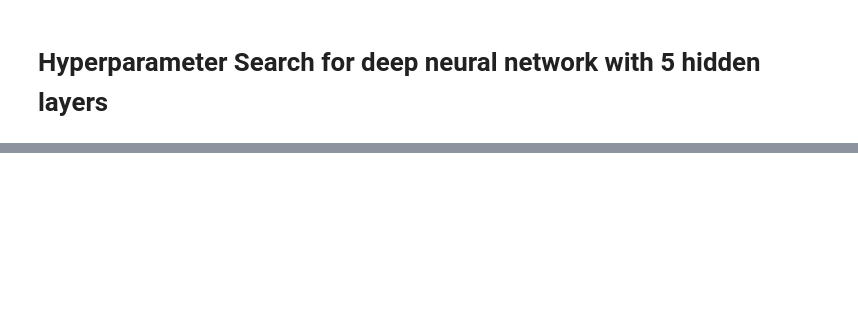
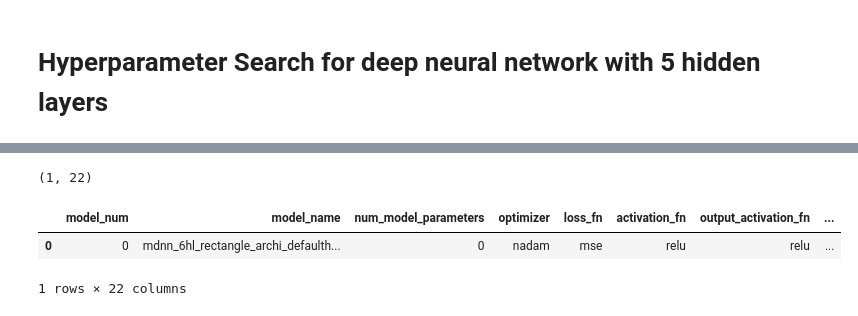
Before and after one commit to FaizanKhalidMohsin/DeepLearningResearch_EffectofHiddenLayers, a Jupyter notebook: mnn/5_Faizan_Xu_TedTalk_mdnn.ipynb, the cells around one changed output, grey strips where cells are left out. Saved outputs shown, nothing was run; the diff lists cells and outputs as text; code cells hidden in the pictures; blank space fills up the shorter version.

Commit message:
Ninth Commit
Trying to upload just the file 5_Faizan_Xu_TedTalk_mdnn.ipython

```diff
--- a/mnn/5_Faizan_Xu_TedTalk_mdnn.ipynb
+++ b/mnn/5_Faizan_Xu_TedTalk_mdnn.ipynb
@@ -1401,0 +1595,2 @@ model_11
+# %%
+model_0.drop('num_model_parameters', axis = 1, inplace=True)
@@ -1401,0 +1609,9 @@ model_11
+# %%
+model_0.insert(model_0.columns.get_loc('optimizer'), column='num_model_parameters', value = 0)
+print(model_0.shape)
+model_0
+# %% [output]
+(1, 22)
+|  | model_num | model_name | num_model_parameters | optimizer | loss_fn | activation_fn | output_activation_fn | ... |
+| 0 | 0 | mdnn_6hl_rectangle_archi_defaulth... | 0 | nadam | mse | relu | relu | ... |
+1 rows × 22 columns
```
Also changed, not shown: parts of 20 cells of this notebook.
